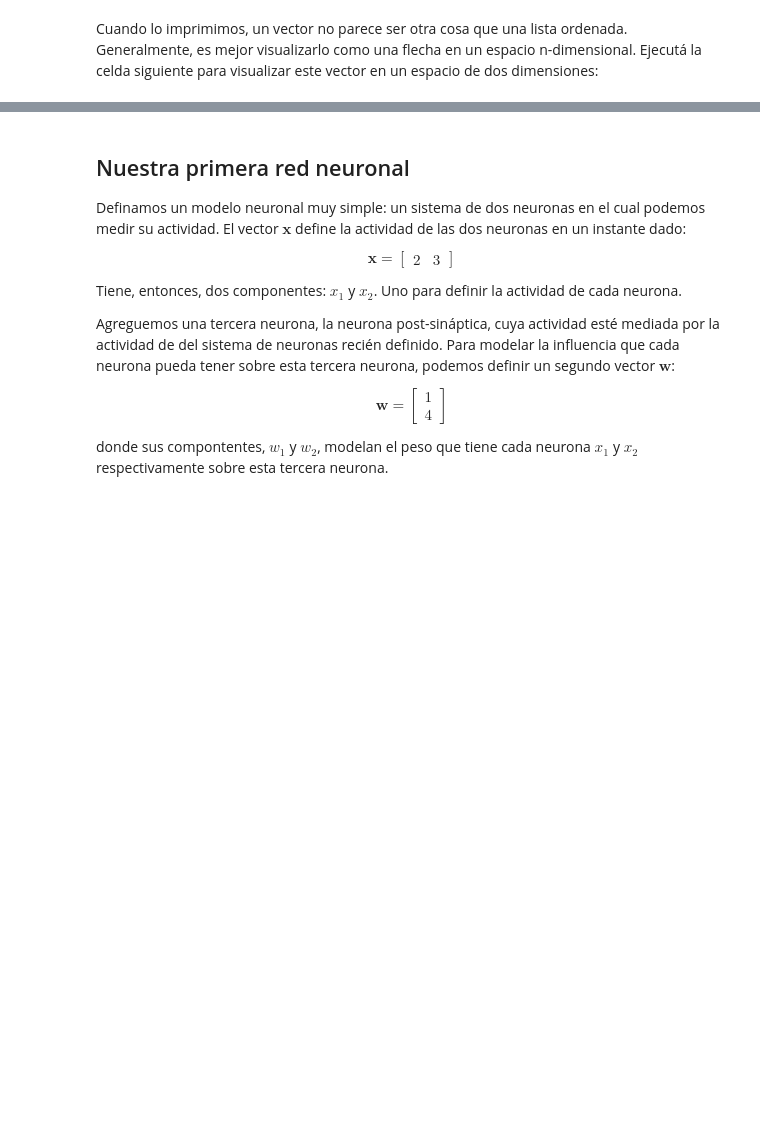
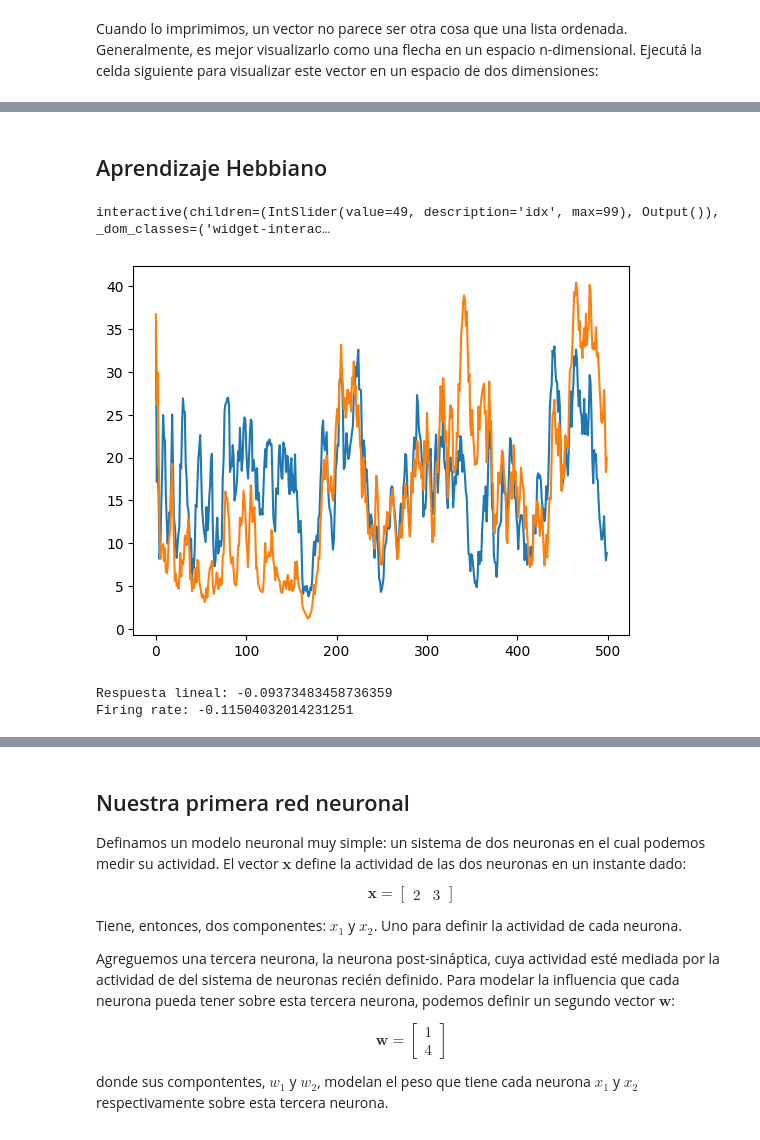
Before and after one commit to MaestriaCienciasCognitivas/ncc, a Jupyter notebook: book/notebooks/S4_Cuaderno4.ipynb, the cells around one changed output, grey strips where cells are left out. Saved outputs shown, nothing was run; the diff lists cells and outputs as text; code cells hidden in the pictures; blank space fills up the shorter version.

```diff
--- a/book/notebooks/S4_Cuaderno4.ipynb
+++ b/book/notebooks/S4_Cuaderno4.ipynb
@@ -70,0 +75,2 @@ def interactive(a1, a2=1):
+# %% [markdown]
+## Aprendizaje Hebbiano
@@ -70,0 +307,37 @@ def interactive(a1, a2=1):
+# %%
+from matplotlib.patches import Circle
+n = 500
+movie = generar_estimulo(n_frames=n)
+centro1 = (32, 28)
+centro2 = (32, 30)
+campo1 = campo_receptivo(n=64, centro=centro1)
+campo2 = campo_receptivo(n=64, centro=centro2)
+@widgets.interact(idx = (0, 99))
+def visualizar_estimulos(idx):
+    frame = movie[idx]
+    fig, axes = plt.subplots(1, 3, figsize=(10, 6))
+    axes[0].imshow(frame, cmap="gray")
+    axes[0].add_patch(Circle(centro1[::-1], radius=3, fill=False, edgecolor="red", linewidth=2))
+    axes[0].add_patch(Circle(centro2[::-1], radius=3, fill=False, edgecolor="blue", linewidth=2))
+    axes[1].imshow(frame * campo1, cmap="gray", vmin=-0.05, vmax=0.05)
+    axes[2].imshow(frame * campo2, cmap="gray", vmin=-0.05, vmax=0.05)
+    plt.show()
+# %% [output]
+interactive(children=(IntSlider(value=49, description='idx', max=99), Output()), _dom_classes=('widget-interac…
+# %%
+respuesta1 = np.sum(movie * campo1, axis=(1, 2))
+respuesta2 = np.sum(movie * campo2, axis=(1, 2))
+actividad1 = respuesta_a_firing_rate(respuesta1)
+actividad2 = respuesta_a_firing_rate(respuesta2)
+
+plt.plot(actividad1)
+plt.plot(actividad2)
+plt.show()
+# %% [output]
+[figure, added]
+# %%
+print("Respuesta lineal:", np.corrcoef(respuesta1, respuesta2)[0, 1])
+print("Firing rate:", np.corrcoef(actividad1, actividad2)[0, 1])
+# %% [output]
+Respuesta lineal: -0.09373483458736359
+Firing rate: -0.11504032014231251
```
Also changed, not shown: parts of 15 cells of this notebook.
